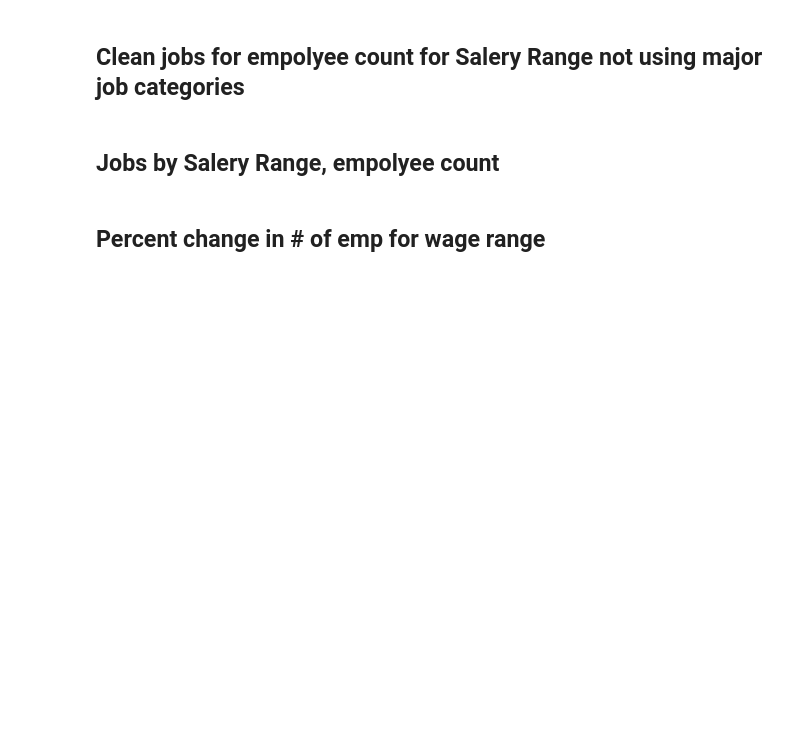
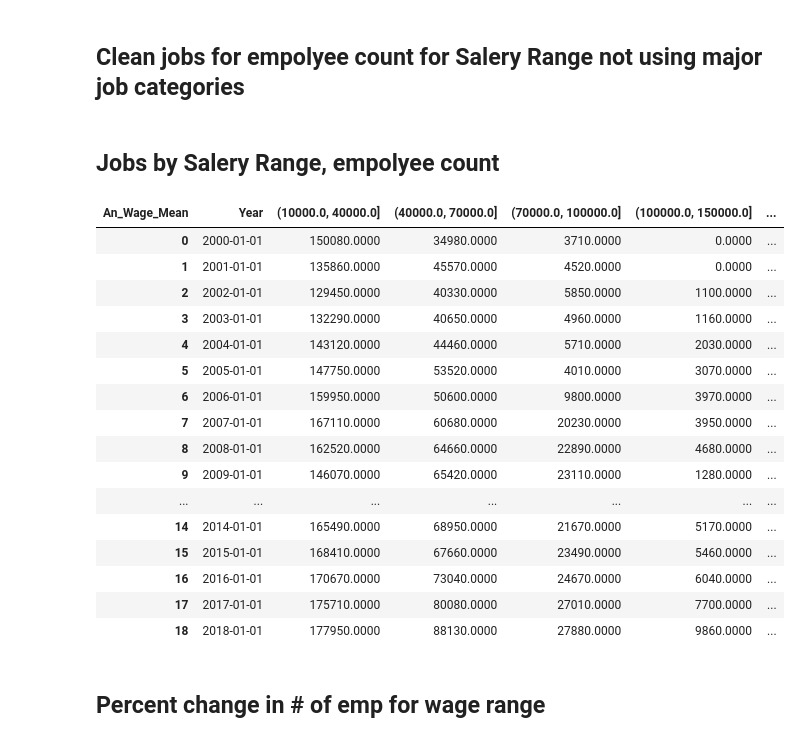
Before and after one commit to b-a-delight/Senior-Project, a Jupyter notebook: Data Prep/Jobs_Data_Prep.ipynb, the cells around one changed output. Drawn from its saved outputs; the diff is of its cells as text; code cells hidden in the pictures; blank space fills up the shorter version.

```diff
--- a/Data Prep/Jobs_Data_Prep.ipynb
+++ b/Data Prep/Jobs_Data_Prep.ipynb
@@ -168,23 +198,41 @@ jobsP1.head()
 # %% [markdown]
 ## Jobs by Salery Range, empolyee count
 # %%
-df = pd.read_pickle('metroJobs.pkl')
+df = pd.read_pickle(os.path.join(path,'metroJobs.pkl'))
 
 df = df.loc[df['Cat_Type'] == 'detailed']
 df = df[['Year', 'Emp_Count' ,'An_Wage_Mean']]
 
 jobsSalery = df.groupby([df.Year,pd.cut(df.An_Wage_Mean,[10000,40000,70000,100000,150000,200000,300000]).astype(str)])[['Emp_Count']].sum().reset_index()
 
 jobsSalery = pd.pivot(jobsSalery, values = 'Emp_Count', index = 'Year', columns = 'An_Wage_Mean')
 jobsSalery = jobsSalery.reset_index()
 jobsSalery = jobsSalery.replace(np.nan,0)
 
 # fix the order of the columns
 jobsSalery = jobsSalery[['Year','(10000.0, 40000.0]','(40000.0, 70000.0]','(70000.0, 100000.0]',
           '(100000.0, 150000.0]', '(150000.0, 200000.0]', '(200000.0, 300000.0]' ]]
 
-jobsSalery.to_pickle('jobSalery.pkl')
+jobsSalery.to_pickle(os.path.join(path,'jobSalery.pkl'))
 jobsSalery
+# %% [output]
+| An_Wage_Mean | Year | (10000.0, 40000.0] | (40000.0, 70000.0] | (70000.0, 100000.0] | (100000.0, 150000.0] | ... |
+| 0 | 2000-01-01 | 150080.0000 | 34980.0000 | 3710.0000 | 0.0000 | ... |
+| 1 | 2001-01-01 | 135860.0000 | 45570.0000 | 4520.0000 | 0.0000 | ... |
+| 2 | 2002-01-01 | 129450.0000 | 40330.0000 | 5850.0000 | 1100.0000 | ... |
+| 3 | 2003-01-01 | 132290.0000 | 40650.0000 | 4960.0000 | 1160.0000 | ... |
+| 4 | 2004-01-01 | 143120.0000 | 44460.0000 | 5710.0000 | 2030.0000 | ... |
+| 5 | 2005-01-01 | 147750.0000 | 53520.0000 | 4010.0000 | 3070.0000 | ... |
+| 6 | 2006-01-01 | 159950.0000 | 50600.0000 | 9800.0000 | 3970.0000 | ... |
+| 7 | 2007-01-01 | 167110.0000 | 60680.0000 | 20230.0000 | 3950.0000 | ... |
+| 8 | 2008-01-01 | 162520.0000 | 64660.0000 | 22890.0000 | 4680.0000 | ... |
+| 9 | 2009-01-01 | 146070.0000 | 65420.0000 | 23110.0000 | 1280.0000 | ... |
+| ... | ... | ... | ... | ... | ... | ... |
+| 14 | 2014-01-01 | 165490.0000 | 68950.0000 | 21670.0000 | 5170.0000 | ... |
+| 15 | 2015-01-01 | 168410.0000 | 67660.0000 | 23490.0000 | 5460.0000 | ... |
+| 16 | 2016-01-01 | 170670.0000 | 73040.0000 | 24670.0000 | 6040.0000 | ... |
+| 17 | 2017-01-01 | 175710.0000 | 80080.0000 | 27010.0000 | 7700.0000 | ... |
+| 18 | 2018-01-01 | 177950.0000 | 88130.0000 | 27880.0000 | 9860.0000 | ... |
 # %% [markdown]
 ## Percent change in # of emp for wage range
 # %%
```
Also changed, not shown: parts of 9 cells of this notebook, 1 other file.
